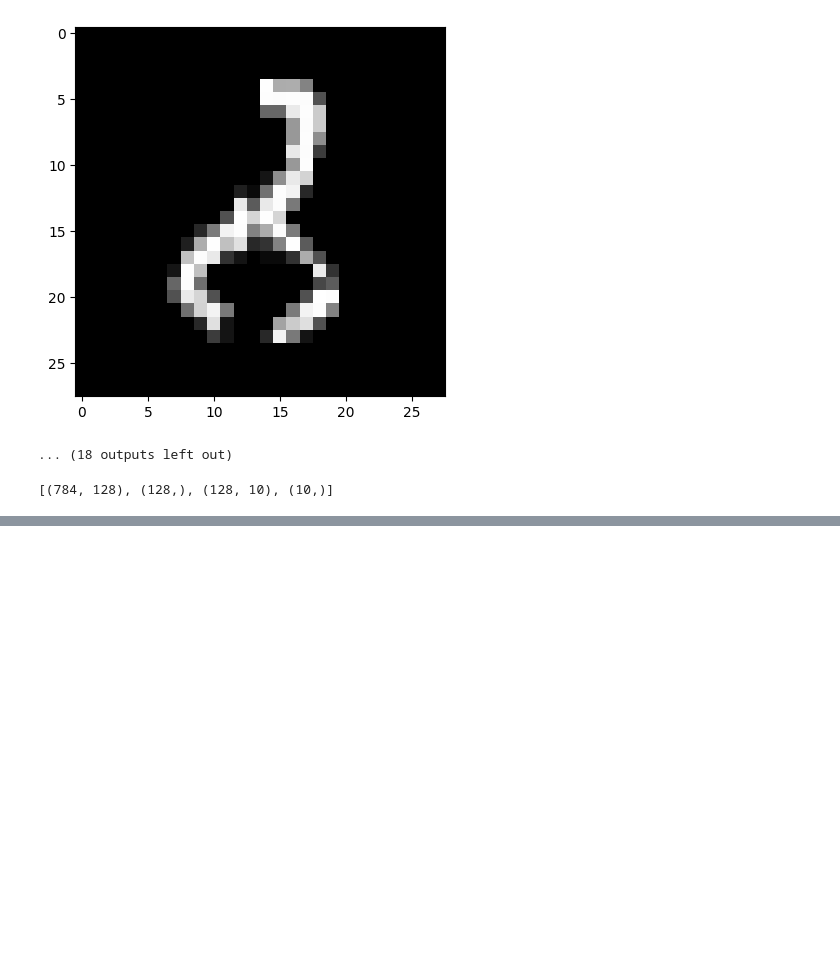
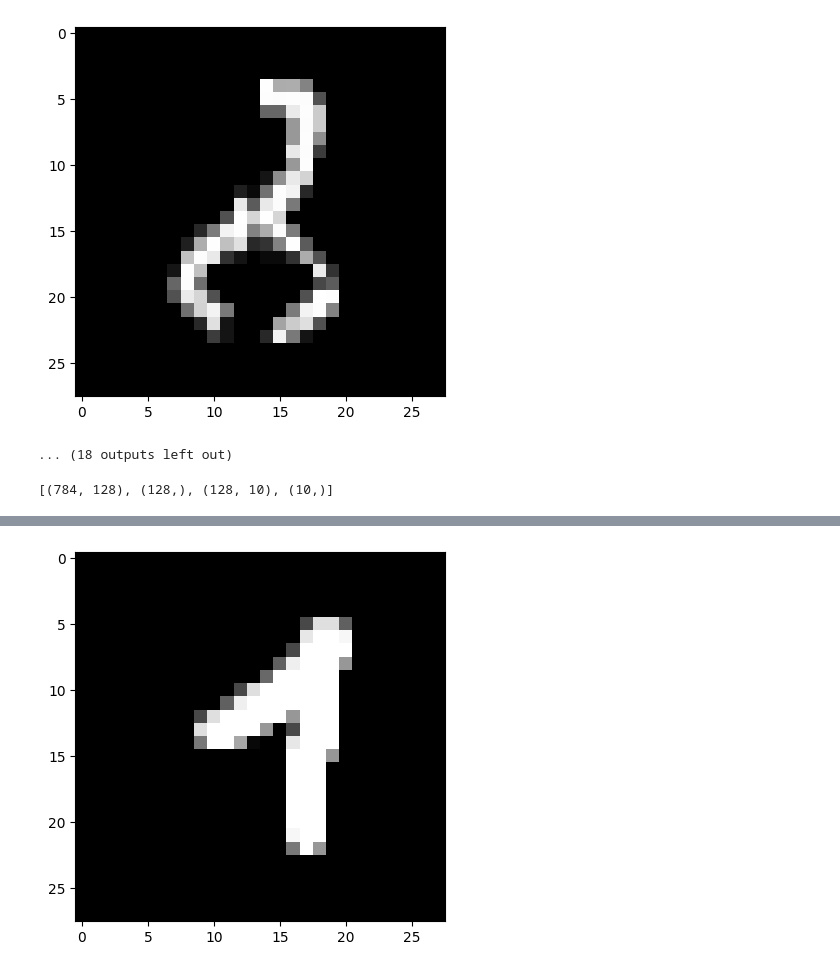
Before and after one commit to aniiginovyann/Deep-Learning, a Jupyter notebook: nn_for_mnist.ipynb, the cells around one changed output, grey strips where cells are left out. Cells and saved outputs as stored; diff of their text form; code cells hidden in the pictures; blank space fills up the shorter version.

```diff
--- a/nn_for_mnist.ipynb
+++ b/nn_for_mnist.ipynb
@@ -137,11 +137,10 @@ NN prediction: 2, True_value: 8
 # %%
 img = cv2.imread("1.png", cv2.IMREAD_GRAYSCALE)
 img = cv2.resize(img, (28, 28))
-img = img.astype("float32") / 255.0
+plt.imshow(img, cmap='grey')
 
+img = img / 255.0
 img = img.reshape(1, 28, 28)
-
-print(img.shape)
 
 pred = model.predict(img)
 digit = np.argmax(pred)
@@ -153,4 +151,5 @@ print("Predicted digit:", digit)
 Predicted digit: 4
+[figure, added]
 # %%
 img = cv2.imread("1_.png", cv2.IMREAD_GRAYSCALE)
 img = cv2.resize(img, (28, 28))
```
Also changed, not shown: parts of 16 cells of this notebook.
